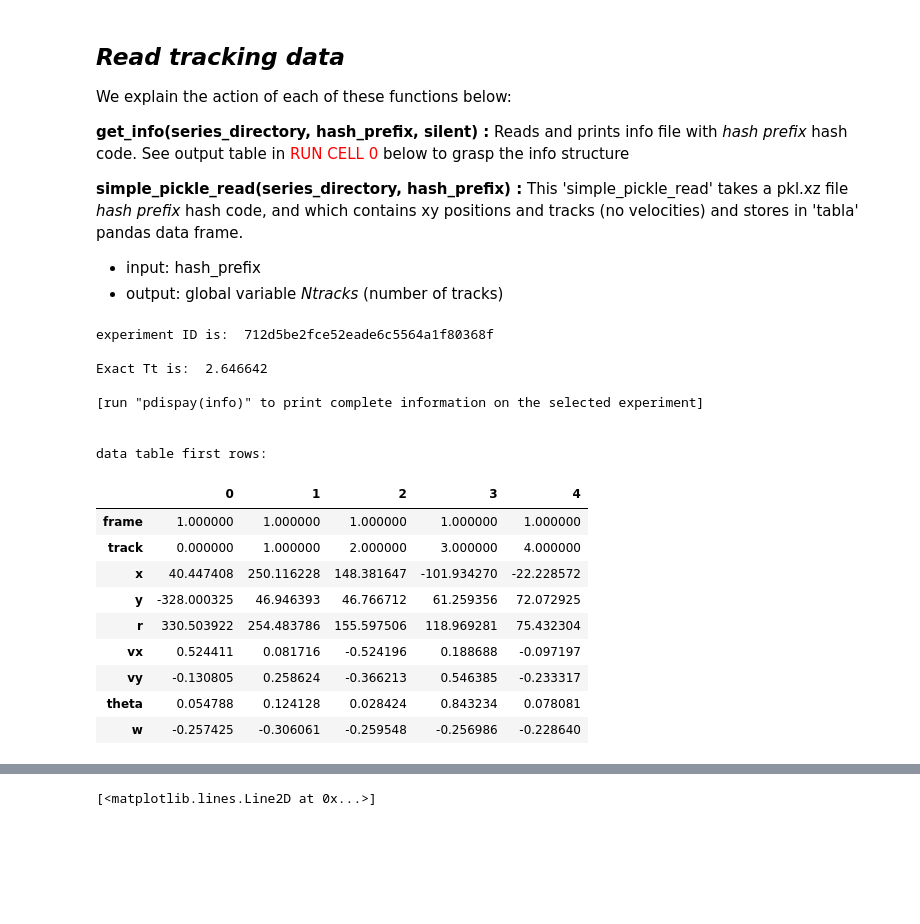
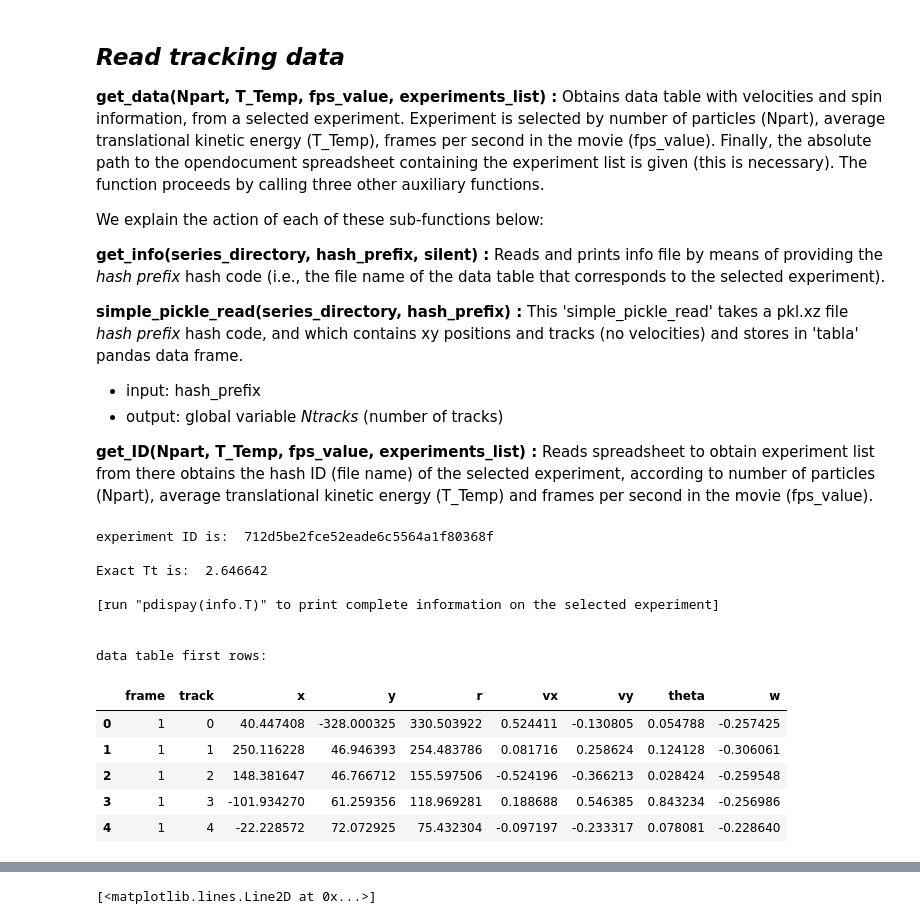
Before and after one commit to fvegar/blades, a Jupyter notebook: correlations_matrix.ipynb, the cells around one changed output, grey strips where cells are left out. Cells and saved outputs as stored; diff of their text form; code cells hidden in the pictures; blank space fills up the shorter version.

```diff
--- a/correlations_matrix.ipynb
+++ b/correlations_matrix.ipynb
@@ -67,18 +57,23 @@ plt.close(0)
 # %% [markdown]
 ## _Read tracking data_
 
-We explain the action of each of these functions below:
 
-__get_info(series_directory, hash_prefix, silent) :__ Reads and prints info file with  _hash prefix_ hash code. See output table in <font color='red' >RUN CELL 0</font> below to grasp the info structure
+__get_data(Npart, T_Temp, fps_value, experiments_list) :__ Obtains data table with velocities and spin information, from a selected experiment. Experiment is selected by  number of particles (Npart), average translational kinetic energy (T_Temp), frames per second in the movie (fps_value). Finally, the absolute path to the opendocument spreadsheet containing the experiment list is given (this is necessary). The function proceeds by calling three other auxiliary functions.
+
+We explain the action of each of these sub-functions below:
+
+__get_info(series_directory, hash_prefix, silent) :__ Reads and prints info file by means of providing the  _hash prefix_ hash code (i.e., the file name of the data table that corresponds to the selected experiment).
 
 __simple_pickle_read(series_directory, hash_prefix) :__
 This 'simple_pickle_read' takes a pkl.xz file _hash prefix_ hash code, and which contains xy positions and tracks (no velocities) and stores in 'tabla' pandas data frame.
 
   * input: hash_prefix
   * output: global variable _Ntracks_ (number of tracks)
+
+__get_ID(Npart, T_Temp, fps_value, experiments_list) :__ Reads spreadsheet to obtain experiment list from there obtains the hash ID (file name) of the selected experiment, according to number of particles (Npart), average translational kinetic energy (T_Temp) and frames per second in the movie (fps_value).
 # %%
-def pdisplay(info):
-    display(HTML(info.T.to_html()))
+def pdisplay(frame):
+    display(HTML(frame.to_html()))
 
 # This function reads pickle binary file (.pkl) with trajectories
 def get_info(series_directory, hash_prefix, silent):
@@ -97,29 +92,31 @@ def simple_pickle_read(series_directory, hash_prefix):
     nombre = '/home/fvega/Datos/blades/packing_fraction_0' + series_directory + '/ref_angle/' +  hash_prefix \
        + '.pkl.xz'
     tabla = pd.read_pickle(nombre, compression='infer')
-    tabla = tabla.reset_index(drop=True) # por si los indices salen desordenados
-    Nframes = np.max(tabla.frame)
-    Ntracks = np.max(tabla.track)+1
+    tabla = tabla.reset_index(drop=True) # order row indexes
+    tabla.drop(columns=['r']) # distance from center not needed
+    Nframes = np.max(tabla.frame) # no. of frames recorded
+    Ntracks = np.max(tabla.track) + 1 # no. of particles detected
     tabla = tabla.sort_values(by = ['frame', 'track']).reset_index(drop=True)
     print('\ndata table first rows: \n')
     pdisplay(tabla.head())
-    return tabla
+    return tabla # returns selected data table
 
 def get_ID( Npart, T_Temp, fps_value, experiments_list):
+    global experiments, selected_series, T_Temp_list, closest_exp
     experiments = read_ods(str(experiments_list), sheet=0)
     experiments = experiments[['ID', 'N', 'fps','Tt', 'w']][:115]
-    selected_exp = experiments[experiments.N==Npart]
-    selected_exp = selected_exp[selected_exp.fps==fps_value]
-    T_Temp_list = np.abs(experimentos.Tt.values - T_Temp)
+    selected_series = experiments[experiments.N==Npart]
+    selected_series = selected_series[selected_series.fps==fps_value]
+    T_Temp_list = np.abs(selected_series.Tt.values - T_Temp)
     closest_exp = np.where(T_Temp_list == np.min(T_Temp_list))[0][0]
-    selected_ID = selected_exp.ID.values[closest_exp]
+    selected_ID = selected_series.ID.values[closest_exp]
     print('experiment ID is: ', selected_ID)
-    print('\nExact Tt is: ', selected_exp.Tt.values[closest_exp])
+    print('\nExact Tt is: ', selected_series.Tt.values[closest_exp])
     return selected_ID
 
 def get_data(Npart, T_Temp, fps_value, experiments_list):
     ID = get_ID(N, Tt, fps, experiments_list)
-    print('\n[run "pdispay(info)" to print complete information on the selected experiment]\n')
+    print('\n[run "pdispay(info.T)" to print complete information on the selected experiment]\n')
     if Npart<10:
         prefix = '0'
     else:
@@ -127,27 +124,23 @@ def get_data(Npart, T_Temp, fps_value, experiments_list):
     return get_info(prefix + str(N), ID, True), simple_pickle_read( prefix + str(N), ID + '_w')
 # %%
 N = 45 # pick experiments series with N particles
-Tt = 0.45 # approximate value of Tt you want to read
+Tt = 2.5 # approximate value of Tt you want to read
 fps = 900 # chosen experiment movie fps rate (possible values: here, needs to be 900 always)
 experiments_list = '/home/fvega/Datos/blades/tabla_experimentos.ods' # path to the experiment list table
 
 info, tabla = get_data(N, Tt, fps, experiments_list)
 # %% [output]
 experiment ID is:  712d5be2fce52eade6c5564a1f80368f
 
 Exact Tt is:  2.646642
 
-[run "pdispay(info)" to print complete information on the selected experiment]
+[run "pdispay(info.T)" to print complete information on the selected experiment]
 
 
 data table first rows:
-|  | 0 | 1 | 2 | 3 | 4 |
-| frame | 1.000000 | 1.000000 | 1.000000 | 1.000000 | 1.000000 |
-| track | 0.000000 | 1.000000 | 2.000000 | 3.000000 | 4.000000 |
-| x | 40.447408 | 250.116228 | 148.381647 | -101.934270 | -22.228572 |
-| y | -328.000325 | 46.946393 | 46.766712 | 61.259356 | 72.072925 |
-| r | 330.503922 | 254.483786 | 155.597506 | 118.969281 | 75.432304 |
-| vx | 0.524411 | 0.081716 | -0.524196 | 0.188688 | -0.097197 |
-| vy | -0.130805 | 0.258624 | -0.366213 | 0.546385 | -0.233317 |
-| theta | 0.054788 | 0.124128 | 0.028424 | 0.843234 | 0.078081 |
-| w | -0.257425 | -0.306061 | -0.259548 | -0.256986 | -0.228640 |
+|  | frame | track | x | y | r | vx | vy | theta | w |
+| 0 | 1 | 0 | 40.447408 | -328.000325 | 330.503922 | 0.524411 | -0.130805 | 0.054788 | -0.257425 |
+| 1 | 1 | 1 | 250.116228 | 46.946393 | 254.483786 | 0.081716 | 0.258624 | 0.124128 | -0.306061 |
+| 2 | 1 | 2 | 148.381647 | 46.766712 | 155.597506 | -0.524196 | -0.366213 | 0.028424 | -0.259548 |
+| 3 | 1 | 3 | -101.934270 | 61.259356 | 118.969281 | 0.188688 | 0.546385 | 0.843234 | -0.256986 |
+| 4 | 1 | 4 | -22.228572 | 72.072925 | 75.432304 | -0.097197 | -0.233317 | 0.078081 | -0.228640 |
```
Also changed, not shown: parts of 31 cells of this notebook.
